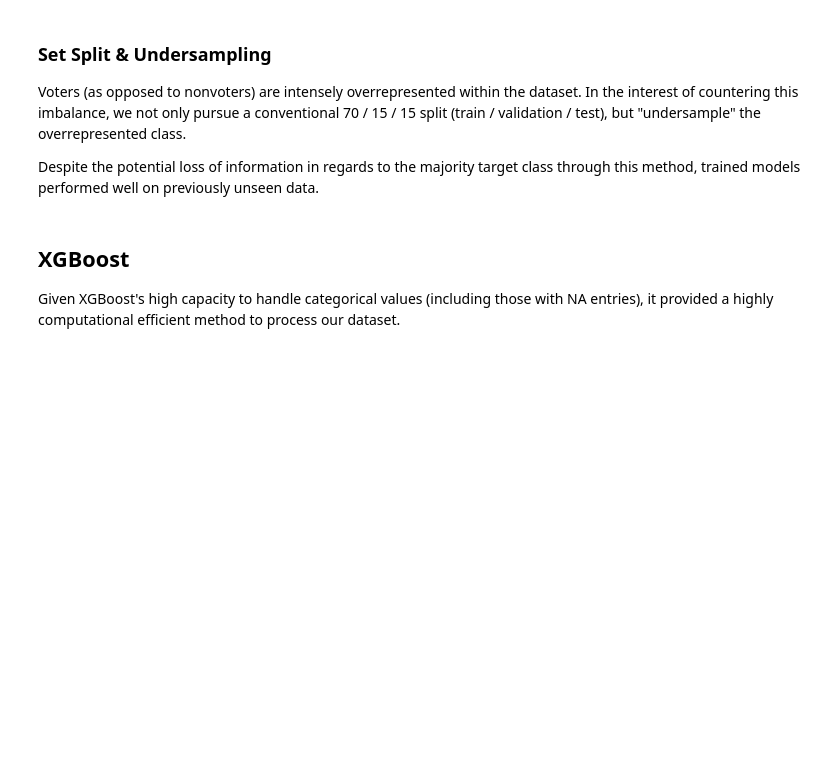
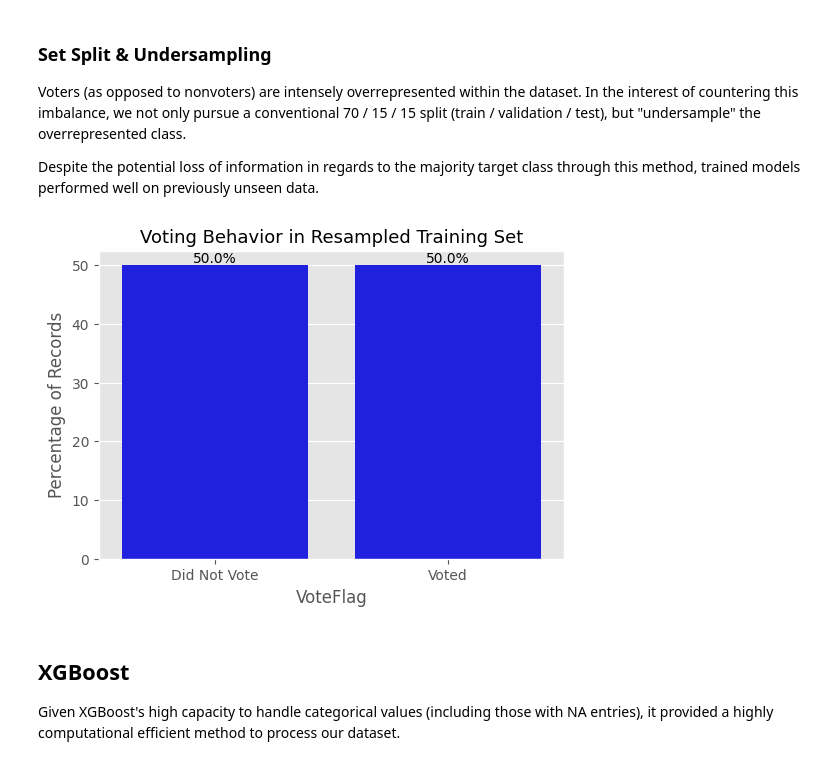
Before and after one commit to agtrinidad/s26-hnz-voter-predictors, a Jupyter notebook: s26_midterm_project_g17.ipynb, the cells around one changed output. Drawn from its saved outputs; the diff is of its cells as text; code cells hidden in the pictures; blank space fills up the shorter version.

Commit message:
Rendered diagram of corrected class imbalance using undersampling

```diff
--- a/s26_midterm_project_g17.ipynb
+++ b/s26_midterm_project_g17.ipynb
@@ -1413,6 +1413,24 @@ X_test, X_val, y_test, y_val = train_test_split(X_orig_test, y_orig_test, test_s
 # Oversampling to correct for imbalance
 rus = RandomUnderSampler(random_state=42)
 X_train, y_train = rus.fit_resample(X_pass, y_pass)
+# %%
+# bar plot of target variable distribution in resampled set
+plt.figure(figsize=(6, 4))
+ax = sns.countplot(x=y_train, stat="percent", color='blue')
+plt.ylabel('Percentage of Records', fontsize=12)
+plt.title('Voting Behavior in Resampled Training Set', fontsize=13, weight=400)
+plt.xticks([0, 1], ['Did Not Vote', 'Voted'])
+# add percentage labels on top of bars
+for p in ax.patches:
+    height = p.get_height()
+    ax.annotate(f'{height:.1f}%',
+                (p.get_x() + p.get_width() / 2., height),
+                ha='center', va='bottom',
+                fontsize=10)
+
+plt.show()
+# %% [output]
+[figure, added]
 # %% [markdown]
 ## XGBoost
 Given XGBoost's high capacity to handle categorical values (including those with NA entries), it provided a highly computational efficient method to process our dataset.
```
Also changed, not shown: parts of 1 cell of this notebook.
